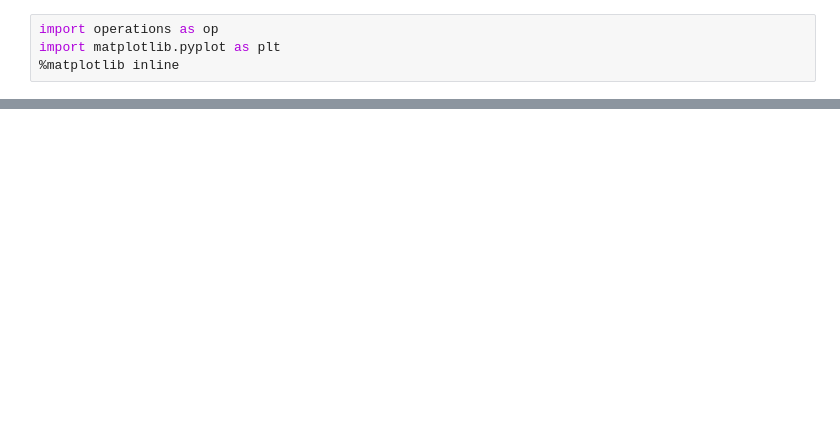
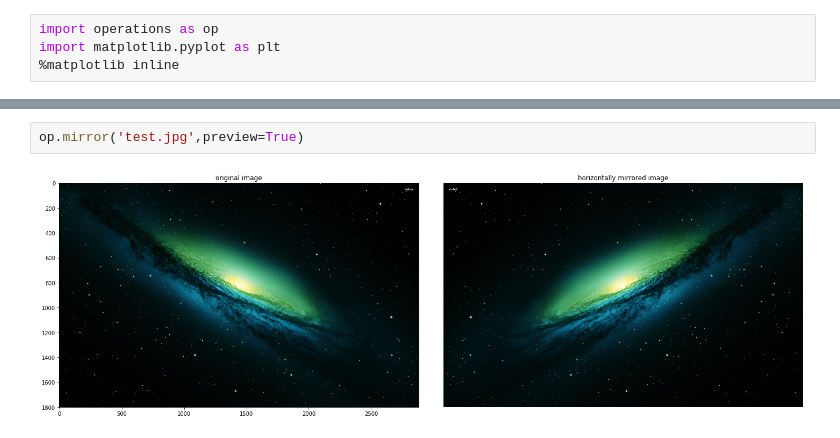
Before and after one commit to jacluff1/ImageManipulator_unfinished, a Jupyter notebook: test.ipynb, the cells around one changed output, grey strips where cells are left out. Saved outputs shown, nothing was run; the diff lists cells and outputs as text; blank space fills up the shorter version.

Commit message:
added mirroring, RGB breakdown, and working on rotations

```diff
--- a/test.ipynb
+++ b/test.ipynb
@@ -8,0 +9,4 @@ op.crop('test.jpg',save=True,preview=True)
+# %%
+op.mirror('test.jpg',preview=True)
+# %% [output]
+[figure, added]
```
Also changed, not shown: parts of 4 cells of this notebook, 1 other file.
